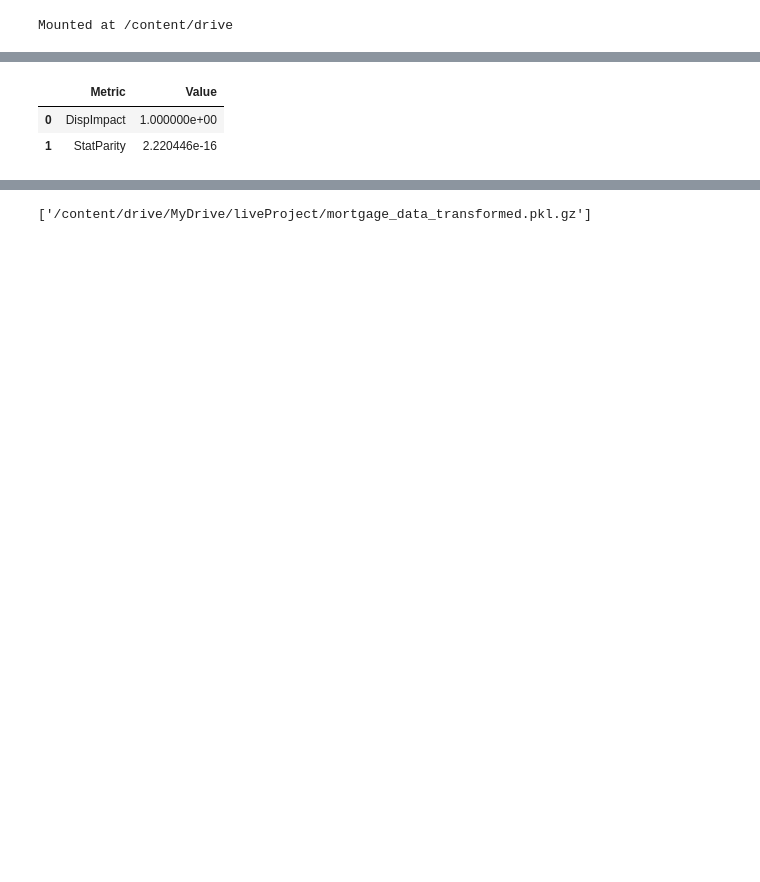
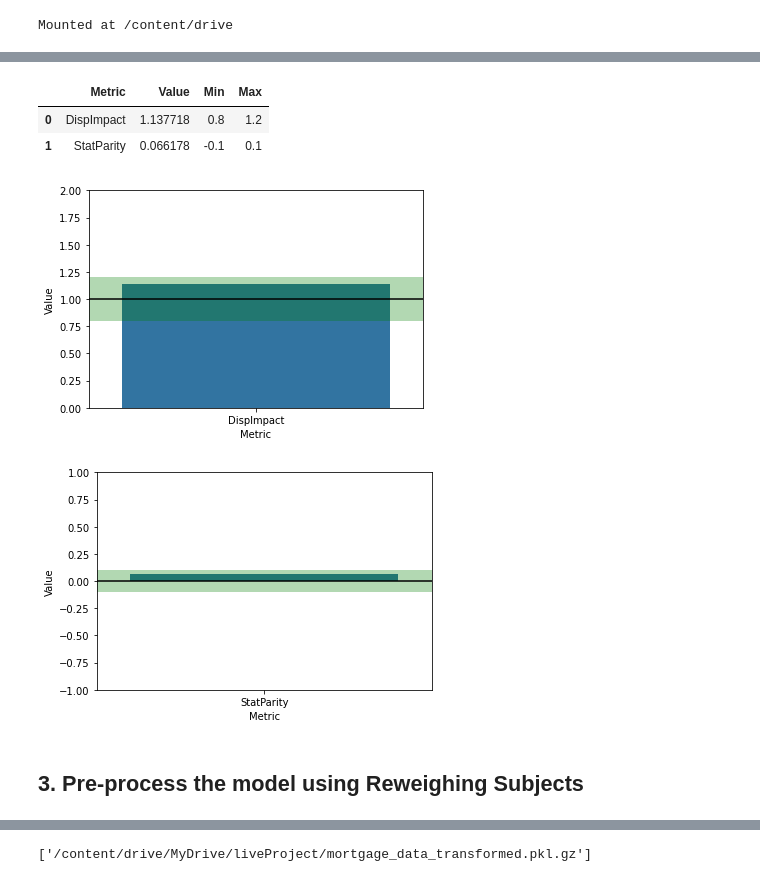
Before and after one commit to umarmohammed/measuring-bias-in-a-dataset, a Jupyter notebook: 4 Recompute bias metrics on the transformed dataset.ipynb, the cells around one changed output, grey strips where cells are left out. Saved outputs shown, nothing was run; the diff lists cells and outputs as text; code cells hidden in the pictures; blank space fills up the shorter version.

```diff
--- a/4 Recompute bias metrics on the transformed dataset.ipynb
+++ b/4 Recompute bias metrics on the transformed dataset.ipynb
@@ -33,20 +29,68 @@ dataset_transformed = load("/content/drive/MyDrive/liveProject/mortgage_data_tra
+# %%
+# Create a BinaryLabelDataset
+from aif360.datasets import BinaryLabelDataset
+dataset = BinaryLabelDataset(df=df, label_names=['action_taken_name'], protected_attribute_names=['applicant_sex_name_Female'])
 # %%
-# Recompute bias metrics
-
+# Create a BinaryLabelDatasetMetric
 from aif360.metrics import BinaryLabelDatasetMetric
 
 privileged_group = [{'applicant_sex_name_Female': 0}]
 unprivileged_group = [{'applicant_sex_name_Female': 1}]
 
-metric = BinaryLabelDatasetMetric(dataset_transformed, unprivileged_group, privileged_group)
-
-fair_metrics = {"DispImpact": metric.disparate_impact, "StatParity": metric.statistical_parity_difference }
-
-metrics = [[ff, fair_metrics[ff]()] for ff in fair_metrics]
-
-import pandas as pd
-pd.DataFrame(metrics, columns=["Metric", "Value"])
+metric = BinaryLabelDatasetMetric(dataset, unprivileged_group, privileged_group)
-# %% [output]
-|  | Metric | Value |
-| 0 | DispImpact | 1.000000e+00 |
-| 1 | StatParity | 2.220446e-16 |
+# %%
+# Compute equal opportunity metrics
+#fair_metrics = {
+#    "DispImpact": [metric.disparate_impact, 0.8, 1.2],
+#    "StatParity": [metric.statistical_parity_difference, -0.1, 0.1]
+#    }
+
+#metrics = [[ff, fair_metrics[ff][0](), fair_metrics[ff][1], fair_metrics[ff][2]] for ff in fair_metrics]
+
+import pandas as pd
+#df_fair = pd.DataFrame(metrics, columns=["Metric", "Value", "Min", "Max"])
+#df_fair
+
+def compute_fair_metrics(metric):
+  fair_metrics = {
+    "DispImpact": [metric.disparate_impact, 0.8, 1.2],
+    "StatParity": [metric.statistical_parity_difference, -0.1, 0.1]
+    }
+
+  metrics = [[ff, fair_metrics[ff][0](), fair_metrics[ff][1], fair_metrics[ff][2]] for ff in fair_metrics]
+
+  return pd.DataFrame(metrics, columns=["Metric", "Value", "Min", "Max"])
+
+df_fair = compute_fair_metrics(metric)
+
+df_fair
+# %% [output]
+|  | Metric | Value | Min | Max |
+| 0 | DispImpact | 1.137718 | 0.8 | 1.2 |
+| 1 | StatParity | 0.066178 | -0.1 | 0.1 |
+# %%
+# Chart the metrics
+
+import matplotlib.pyplot as plt
+import seaborn as sns
+import matplotlib.patches as patches
+import numpy as np
+
+def plot_metrics(df_fair):
+  def plot_metric(metric, ylim):
+    fig, ax = plt.subplots()
+    ax = sns.barplot(data=metric, x="Metric", y="Value")
+    plt.axhline(np.mean(metric[["Min", "Max"]].values), color='black')
+    plt.ylim(*ylim)
+    range_height = metric[["Max"]].values[0][0] - metric[["Min"]].values[0][0]
+    ax.add_patch(patches.Rectangle((-1, metric[["Min"]].values[0][0]), 2 , range_height, facecolor="green", alpha=0.3))
+
+  plot_metric(df_fair.iloc[[0]], (0, 2))
+  plot_metric(df_fair.iloc[[1]], (-1, 1))
+
+plot_metrics(df_fair)
+# %% [output]
+[figure, added]
+[figure, added]
+# %% [markdown]
+## 3. Pre-process the model using Reweighing Subjects
```
Also changed, not shown: parts of 9 cells of this notebook.
